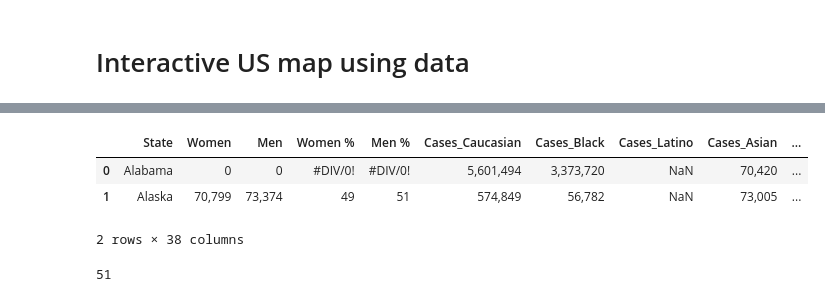
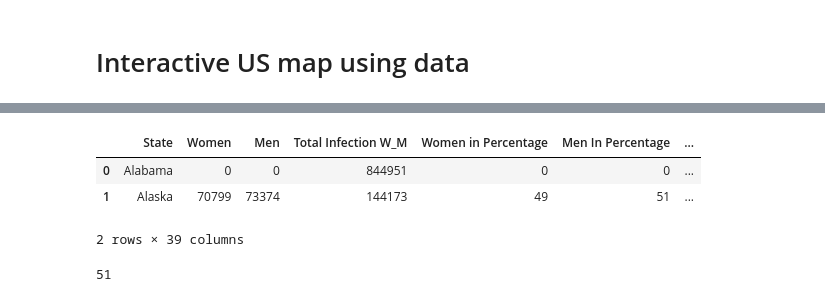
Before and after one commit to antirose/CovidInfectionAnalysis, a Jupyter notebook: US_Covid_Cases.ipynb, the cells around one changed output, grey strips where cells are left out. Drawn from its saved outputs; the diff is of its cells as text; code cells hidden in the pictures.

Commit message:
Plotly US Covid Data

```diff
--- a/US_Covid_Cases.ipynb
+++ b/US_Covid_Cases.ipynb
@@ -187,18 +184,18 @@ us_state_to_abbrev = {
 # %%
 import pandas as pd
 
 # import io
 # from google.colab import files
 # uploaded = files.upload()
 # df = pd.read_csv(io.BytesIO(uploaded['Covid_CleanData.csv']))
 
-df = pd.read_csv("/content/Covid_CleanData.csv")
+df = pd.read_csv("/content/CovidFinalClean.csv")
 df.head(2)
 # %% [output]
-|  | State | Women | Men | Women % | Men % | Cases_Caucasian | Cases_Black | Cases_Latino | Cases_Asian | ... |
-| 0 | Alabama | 0 | 0 | #DIV/0! | #DIV/0! | 5,601,494 | 3,373,720 | NaN | 70,420 | ... |
-| 1 | Alaska | 70,799 | 73,374 | 49 | 51 | 574,849 | 56,782 | NaN | 73,005 | ... |
+|  | State | Women | Men | Total Infection W_M | Women in Percentage | Men In Percentage | ... |
+| 0 | Alabama | 0 | 0 | 844951 | 0 | 0 | ... |
+| 1 | Alaska | 70799 | 73374 | 144173 | 49 | 51 | ... |
-2 rows × 38 columns
+2 rows × 39 columns
 # %%
 states = []
 states_cases = []
```
Also changed, not shown: parts of 16 cells of this notebook.
